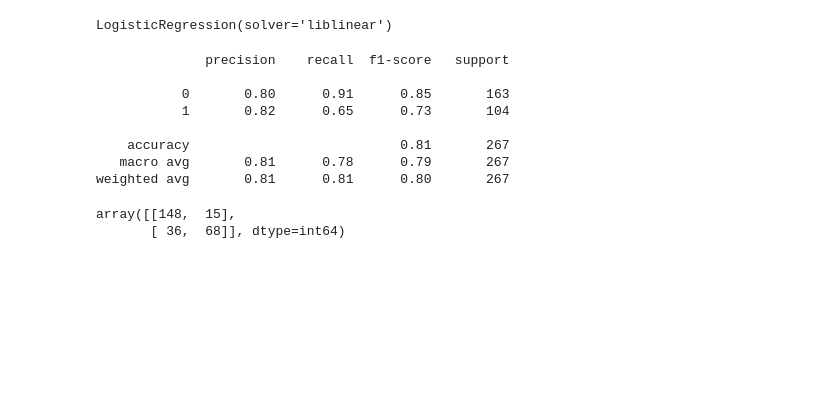
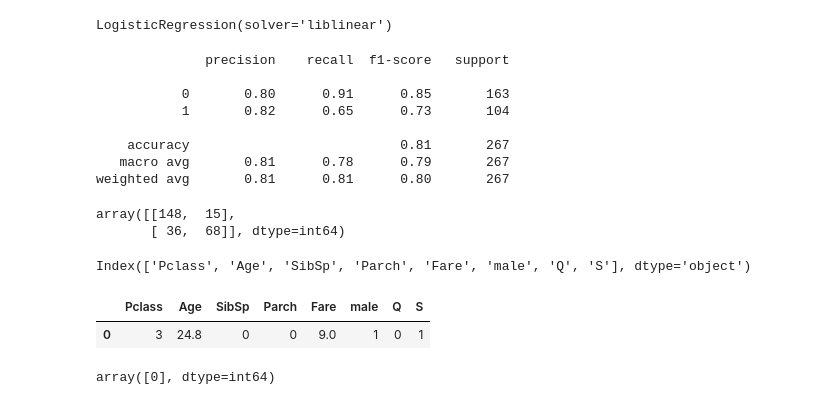
Before and after one commit to fgias/ds-ml-udemy, a Jupyter notebook: 13-Logistic-Regression/01-Logistic Regression with Python.ipynb, the cells around one changed output. Cells and saved outputs as stored; diff of their text form; code cells hidden in the pictures; blank space fills up the shorter version.

```diff
--- a/13-Logistic-Regression/01-Logistic Regression with Python.ipynb
+++ b/13-Logistic-Regression/01-Logistic Regression with Python.ipynb
@@ -346,3 +346,17 @@ confusion_matrix(y_test, predictions)
 # %% [output]
 array([[148,  15],
        [ 36,  68]], dtype=int64)
+# %%
+X_test.columns
+# %% [output]
+Index(['Pclass', 'Age', 'SibSp', 'Parch', 'Fare', 'male', 'Q', 'S'], dtype='object')
+# %%
+new = pd.DataFrame([[3,24.8,0,0,9.0,1,0,1]], columns=list(X_test.columns)) # me
+new
+# %% [output]
+|  | Pclass | Age | SibSp | Parch | Fare | male | Q | S |
+| 0 | 3 | 24.8 | 0 | 0 | 9.0 | 1 | 0 | 1 |
+# %%
+logmodel.predict(new) # dead
+# %% [output]
+array([0], dtype=int64)
```
Also changed, not shown: 1 other file.
